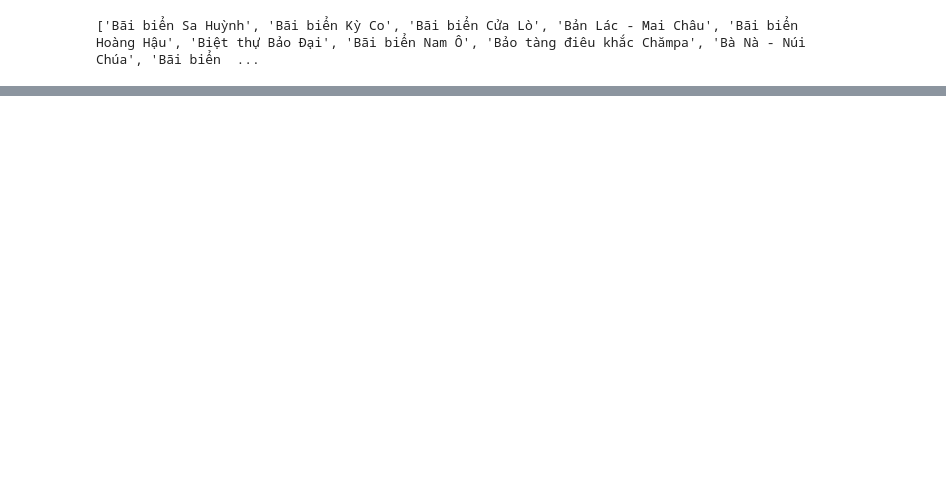
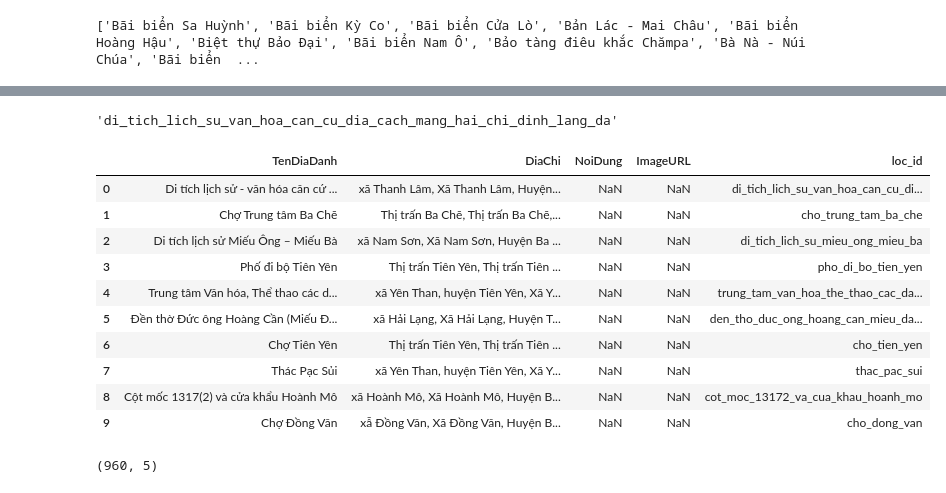
Before and after one commit to hienlongg/Tourism-Chatbot, a Jupyter notebook: notebooks/EDA.ipynb, the cells around one changed output, grey strips where cells are left out. Saved outputs shown, nothing was run; the diff lists cells and outputs as text; code cells hidden in the pictures; blank space fills up the shorter version.

```diff
--- a/notebooks/EDA.ipynb
+++ b/notebooks/EDA.ipynb
@@ -120,0 +143,46 @@ NameError: name 'filtered_data' is not defined
+# %%
+import unicodedata
+import re
+
+def slugify(value):
+    """
+    Chuyển đổi chuỗi (có dấu, cách, ký tự đặc biệt)
+    thành một chuỗi an toàn để làm tên file/thư mục.
+    Ví dụ: "Khu nhà công tử Bạc Liêu" -> "khu_nha_cong_tu_bac_lieu"
+    """
+    # Chuyển 'đ' thành 'd'
+    value = str(value).replace("đ", "d").replace("Đ", "D")
+    # Bỏ dấu tiếng Việt
+    value = unicodedata.normalize('NFKD', value).encode('ascii', 'ignore').decode('utf-8')
+    # Xóa ký tự đặc biệt, giữ lại chữ, số, khoảng trắng, gạch nối
+    value = re.sub(r'[^\w\s-]', '', value).strip().lower()
+    # Thay thế khoảng trắng/gạch nối bằng 1 gạch dưới
+    value = re.sub(r'[\s-]+', '_', value)
+    return value
+# %%
+loc_id_0 = slugify(data['TenDiaDanh'][0])
+loc_id_0
+# %% [output]
+'di_tich_lich_su_van_hoa_can_cu_dia_cach_mang_hai_chi_dinh_lang_da'
+# %%
+# Add loc_id column to data by applying slugify to TenDiaDanh
+data['loc_id'] = data['TenDiaDanh'].apply(slugify)
+data = data.set_index('loc_id')
+# Display the first few rows to verify
+data.head(10)
+# %% [output]
+|  | TenDiaDanh | DiaChi | NoiDung | ImageURL | loc_id |
+| 0 | Di tích lịch sử - văn hóa căn cứ ... | xã Thanh Lâm, Xã Thanh Lâm, Huyện... | NaN | NaN | di_tich_lich_su_van_hoa_can_cu_di... |
+| 1 | Chợ Trung tâm Ba Chẽ | Thị trấn Ba Chẽ, Thị trấn Ba Chẽ,... | NaN | NaN | cho_trung_tam_ba_che |
+| 2 | Di tích lịch sử Miếu Ông – Miếu Bà | xã Nam Sơn, Xã Nam Sơn, Huyện Ba ... | NaN | NaN | di_tich_lich_su_mieu_ong_mieu_ba |
+| 3 | Phố đi bộ Tiên Yên | Thị trấn Tiên Yên, Thị trấn Tiên ... | NaN | NaN | pho_di_bo_tien_yen |
+| 4 | Trung tâm Văn hóa, Thể thao các d... | xã Yên Than, huyện Tiên Yên, Xã Y... | NaN | NaN | trung_tam_van_hoa_the_thao_cac_da... |
+| 5 | Đền thờ Đức ông Hoàng Cần (Miếu Đ... | xã Hải Lạng, Xã Hải Lạng, Huyện T... | NaN | NaN | den_tho_duc_ong_hoang_can_mieu_da... |
+| 6 | Chợ Tiên Yên | Thị trấn Tiên Yên, Thị trấn Tiên ... | NaN | NaN | cho_tien_yen |
+| 7 | Thác Pạc Sủi | xã Yên Than, huyện Tiên Yên, Xã Y... | NaN | NaN | thac_pac_sui |
+| 8 | Cột mốc 1317(2) và cửa khẩu Hoành Mô | xã Hoành Mô, Xã Hoành Mô, Huyện B... | NaN | NaN | cot_moc_13172_va_cua_khau_hoanh_mo |
+| 9 | Chợ Đồng Văn | xẫ Đồng Văn, Xã Đồng Văn, Huyện B... | NaN | NaN | cho_dong_van |
+# %%
+data.shape
+# %% [output]
+(960, 5)
```
Also changed, not shown: parts of 4 cells of this notebook, 1 other file.
